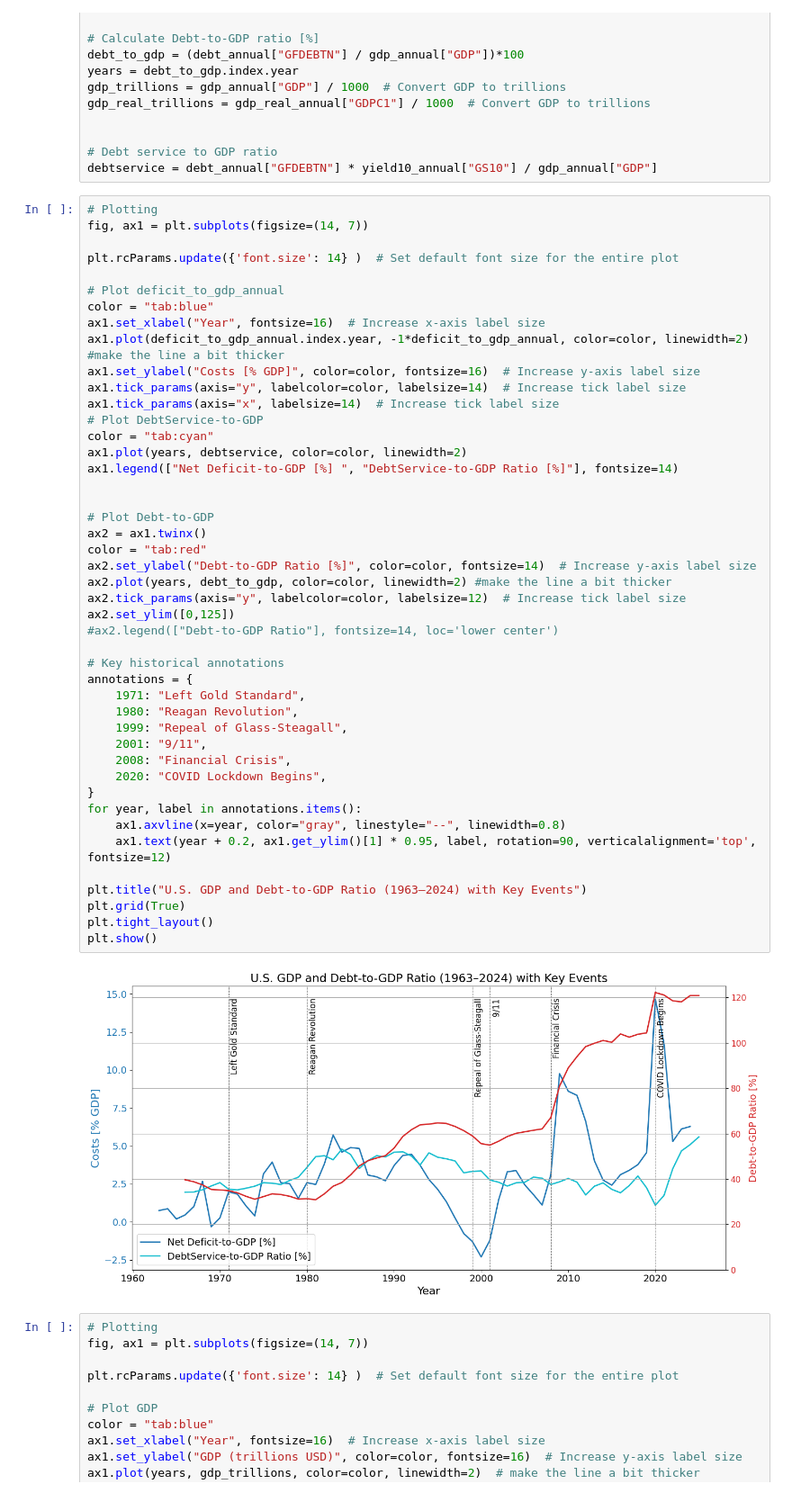
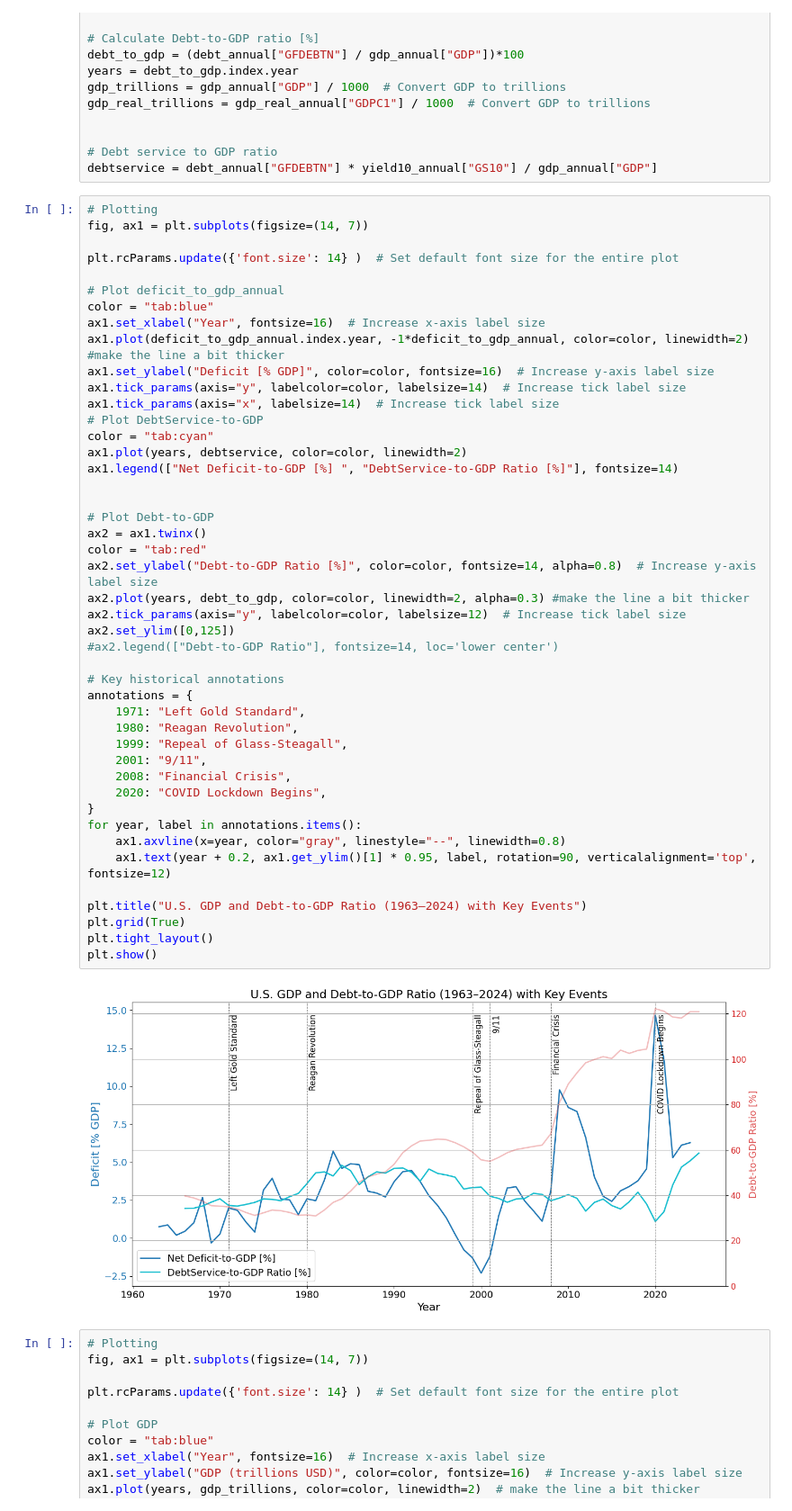
Before and after one commit to a-khalak/DemoNotebooks, a Jupyter notebook: macroeconomics/debt_to_gdp.ipynb, the cells around one changed output. Shown: that part at 90% size. Saved outputs shown, nothing was run; the diff lists cells and outputs as text.

```diff
--- a/macroeconomics/debt_to_gdp.ipynb
+++ b/macroeconomics/debt_to_gdp.ipynb
@@ -62,43 +62,43 @@ plt.rcParams.update({'font.size': 14} )  # Set default font size for the entire
 color = "tab:blue"
 ax1.set_xlabel("Year", fontsize=16)  # Increase x-axis label size
 ax1.plot(deficit_to_gdp_annual.index.year, -1*deficit_to_gdp_annual, color=color, linewidth=2) #make the line a bit thicker
-ax1.set_ylabel("Costs [% GDP]", color=color, fontsize=16)  # Increase y-axis label size
+ax1.set_ylabel("Deficit [% GDP]", color=color, fontsize=16)  # Increase y-axis label size
 ax1.tick_params(axis="y", labelcolor=color, labelsize=14)  # Increase tick label size
 ax1.tick_params(axis="x", labelsize=14)  # Increase tick label size
 # Plot DebtService-to-GDP
 color = "tab:cyan"
 ax1.plot(years, debtservice, color=color, linewidth=2)
 ax1.legend(["Net Deficit-to-GDP [%] ", "DebtService-to-GDP Ratio [%]"], fontsize=14)
 
 
 # Plot Debt-to-GDP
 ax2 = ax1.twinx()
 color = "tab:red"
-ax2.set_ylabel("Debt-to-GDP Ratio [%]", color=color, fontsize=14)  # Increase y-axis label size
-ax2.plot(years, debt_to_gdp, color=color, linewidth=2) #make the line a bit thicker
+ax2.set_ylabel("Debt-to-GDP Ratio [%]", color=color, fontsize=14, alpha=0.8)  # Increase y-axis label size
+ax2.plot(years, debt_to_gdp, color=color, linewidth=2, alpha=0.3) #make the line a bit thicker
 ax2.tick_params(axis="y", labelcolor=color, labelsize=12)  # Increase tick label size
 ax2.set_ylim([0,125])
 #ax2.legend(["Debt-to-GDP Ratio"], fontsize=14, loc='lower center')
 
 # Key historical annotations
 annotations = {
     1971: "Left Gold Standard",
     1980: "Reagan Revolution",
     1999: "Repeal of Glass-Steagall",
     2001: "9/11",
     2008: "Financial Crisis",
     2020: "COVID Lockdown Begins",
 }
 for year, label in annotations.items():
     ax1.axvline(x=year, color="gray", linestyle="--", linewidth=0.8)
     ax1.text(year + 0.2, ax1.get_ylim()[1] * 0.95, label, rotation=90, verticalalignment='top', fontsize=12)
 
 plt.title("U.S. GDP and Debt-to-GDP Ratio (1963–2024) with Key Events")
 plt.grid(True)
 plt.tight_layout()
 plt.show()
 # %% [output]
-[figure, old version]
+[figure, new version]
 # %%
 # Plotting
 fig, ax1 = plt.subplots(figsize=(14, 7))
```
